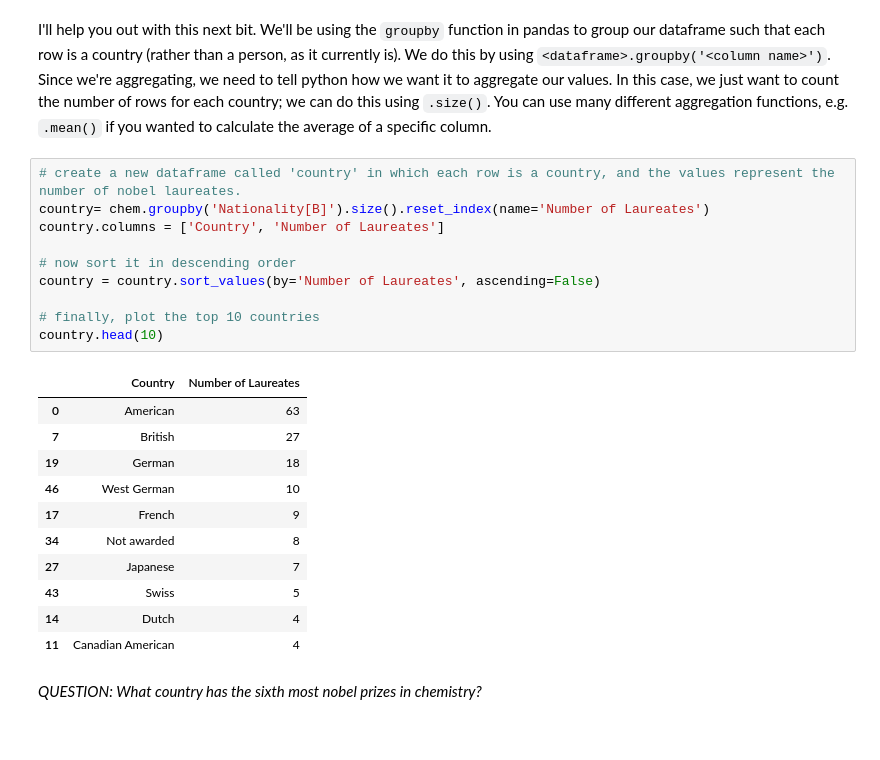
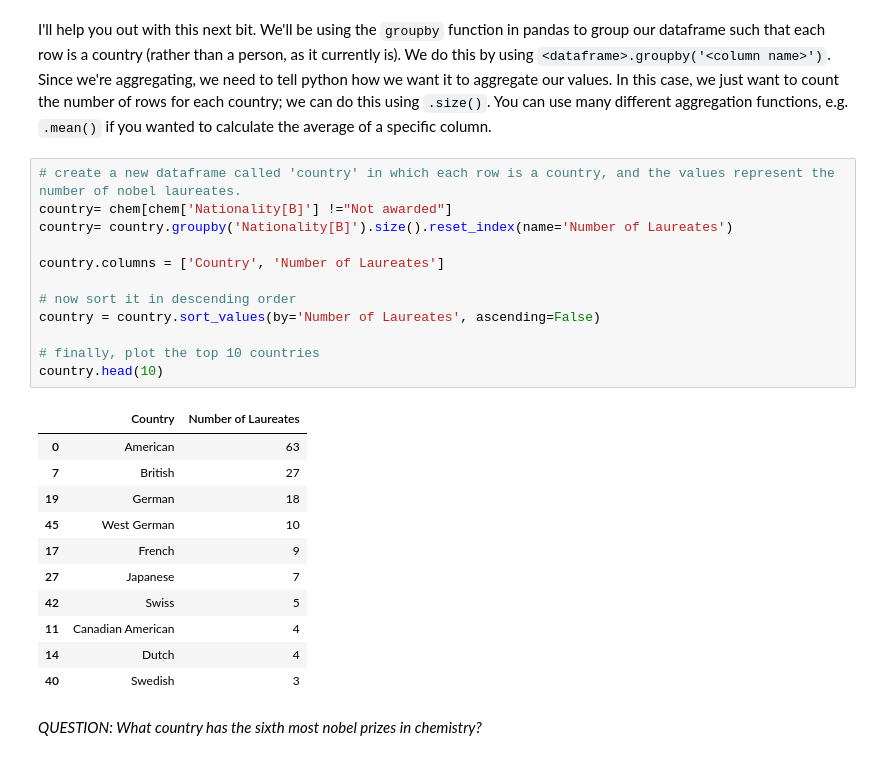
Before and after one commit to NanaShirasu/QM2, a Jupyter notebook: notebooks/W02. Pandas.ipynb, the cells around one changed output. Saved outputs shown, nothing was run; the diff lists cells and outputs as text.

```diff
--- a/notebooks/W02. Pandas.ipynb
+++ b/notebooks/W02. Pandas.ipynb
@@ -509,25 +509,27 @@ chem
 I'll help you out with this next bit. We'll be using the `groupby` function in pandas to group our dataframe such that each row is a country (rather than a person, as it currently is). We do this by using `<dataframe>.groupby('<column name>')`. Since we're aggregating, we need to tell python how we want it to aggregate our values. In this case, we just want to count the number of rows for each country; we can do this using `.size()`. You can use many different aggregation functions, e.g. `.mean()` if you wanted to calculate the average of a specific column.
 # %%
 # create a new dataframe called 'country' in which each row is a country, and the values represent the number of nobel laureates.
-country= chem.groupby('Nationality[B]').size().reset_index(name='Number of Laureates')
+country= chem[chem['Nationality[B]'] !="Not awarded"]
+country= country.groupby('Nationality[B]').size().reset_index(name='Number of Laureates')
+
 country.columns = ['Country', 'Number of Laureates']
 
 # now sort it in descending order
 country = country.sort_values(by='Number of Laureates', ascending=False)
 
 # finally, plot the top 10 countries
 country.head(10)
 # %% [output]
 |  | Country | Number of Laureates |
 | 0 | American | 63 |
 | 7 | British | 27 |
 | 19 | German | 18 |
-| 46 | West German | 10 |
+| 45 | West German | 10 |
 | 17 | French | 9 |
-| 34 | Not awarded | 8 |
 | 27 | Japanese | 7 |
-| 43 | Swiss | 5 |
+| 42 | Swiss | 5 |
+| 11 | Canadian American | 4 |
 | 14 | Dutch | 4 |
-| 11 | Canadian American | 4 |
+| 40 | Swedish | 3 |
 # %% [markdown]
 *QUESTION: What country has the sixth most nobel prizes in chemistry?*
```
